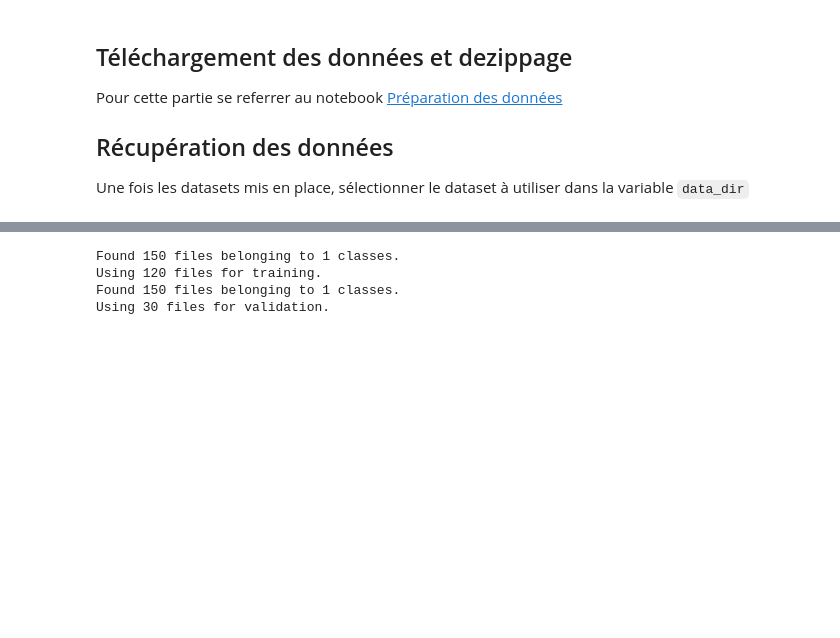
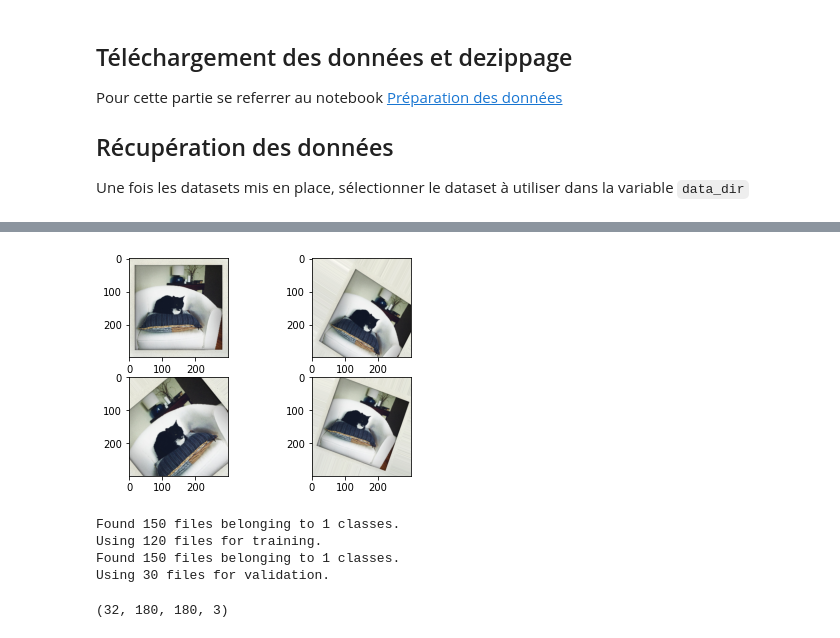
Before and after one commit to Variares1/Projet_DataScience_A5, a Jupyter notebook: final/Livrable 2.ipynb, the cells around one changed output, grey strips where cells are left out. Cells and saved outputs as stored; diff of their text form; code cells hidden in the pictures; blank space fills up the shorter version.

```diff
--- a/final/Livrable 2.ipynb
+++ b/final/Livrable 2.ipynb
@@ -55,0 +120,14 @@ batch_s = 32
+# %%
+from keras.preprocessing import image
+img = image.load_img('../DatasetL2/Project_Dataset_Unzip/Dataset/noisy_139.jpg')  # this is a PIL image
+x = image.img_to_array(img)  # this is a Numpy array with shape (3, 150, 150)
+x = x.reshape((1,) + x.shape)  # this is a Numpy array with shape (1, 3, 150, 150)
+
+# the .flow() command below generates batches of randomly transformed images
+# and saves the results to the `preview/` directory
+i = 0
+for batch in train_datagen.flow(x, batch_size=1,
+                          save_to_dir='../preview', save_prefix='image_noisy', save_format='jpeg'):
+    i += 1
+    if i > 20:
+        break  # otherwise the generator would loop indefinitely
@@ -55,0 +146,50 @@ batch_s = 32
+# %%
+def display_image(img):
+    plt.figure(figsize=(8, 8))
+    plt.imshow(img)
+    plt.axis("off")
+
+def add_noise(img):
+    '''Add random noise to an image'''
+    VARIABILITY = 50
+    noise_factor = 0.5
+    deviation = VARIABILITY*random.random()
+    #noise = np.random.normal(0, deviation, img.shape)
+    noise = noise_factor * np.random.normal(loc=0.0, scale=1.0, size=img.shape)
+    img = img + noise
+    np.clip(img, 0., 1.)
+    return img
+
+# Prepare data-augmenting data generator
+from keras.preprocessing.image import ImageDataGenerator
+datagen = ImageDataGenerator(
+        rescale=1./255,
+        rotation_range=40,
+        width_shift_range=0.2,
+        height_shift_range=0.2,
+        zoom_range=0.2,
+        preprocessing_function=add_noise,
+    )
+
+# Load a single image as our example
+from keras.preprocessing import image
+img_dir_path = "..\DatasetL2\Project_Dataset_Unzip\Dataset"
+for file in os.listdir(img_dir_path):
+    img = image.load_img(img_dir_path + "/" + file, target_size=(299,299))
+
+# Generate distorted images
+images = [img]
+img_arr = image.img_to_array(img)
+img_arr = img_arr.reshape((1,) + img_arr.shape)
+for batch in datagen.flow(img_arr, batch_size=1):
+    images.append( image.array_to_img(batch[0]) )
+    if len(images) >= 4:
+        break
+
+f, xyarr = plt.subplots(2,2)
+xyarr[0,0].imshow(images[0])
+xyarr[0,1].imshow(images[1])
+xyarr[1,0].imshow(images[2])
+xyarr[1,1].imshow(images[3])
+plt.show()
+# %% [output]
@@ -56,3 +213,4 @@ batch_s = 32
+[figure, added]
 # %%
 # Le train_set
 train_set = tf.keras.preprocessing.image_dataset_from_directory(
@@ -84,6 +242,11 @@ Found 150 files belonging to 1 classes.
 Using 120 files for training.
 Found 150 files belonging to 1 classes.
 Using 30 files for validation.
+# %%
+images = next(iter(train_set))
+print(images.shape)
+# %% [output]
+(32, 180, 180, 3)
 # %%
 encoding_dim = 32
 
```
Also changed, not shown: parts of 12 cells of this notebook.
